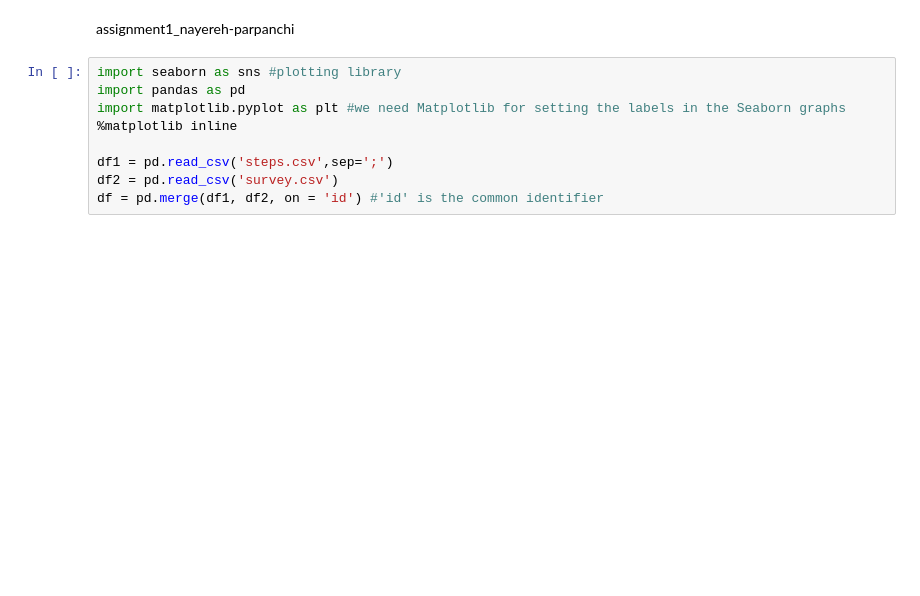
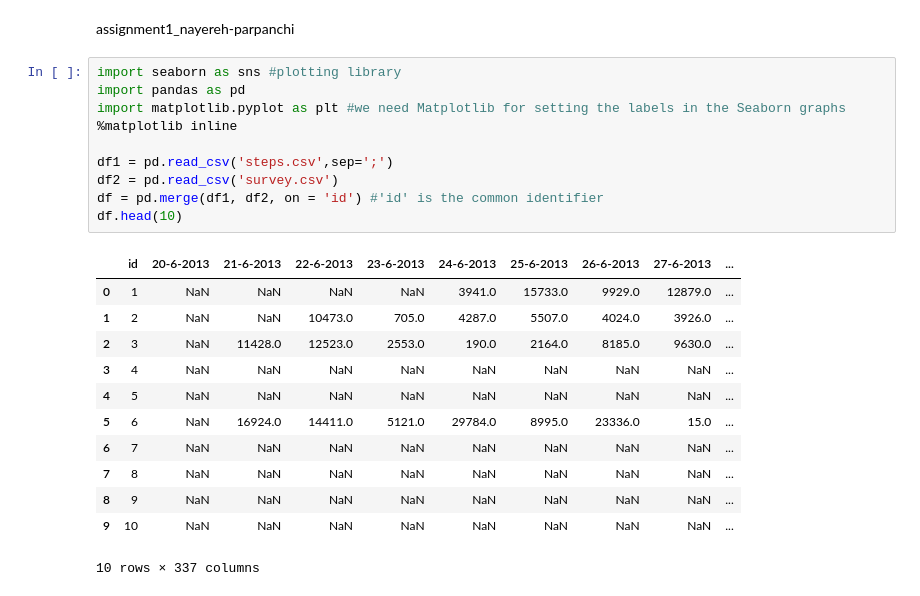
Before and after one commit to minaparpanchi/ML, a Jupyter notebook: distribution.ipynb, the cells around one changed output. Saved outputs shown, nothing was run; the diff lists cells and outputs as text; blank space fills up the shorter version.

```diff
--- a/distribution.ipynb
+++ b/distribution.ipynb
@@ -3,10 +3,24 @@ assignment1_nayereh-parpanchi
 # %%
 import seaborn as sns #plotting library
 import pandas as pd
 import matplotlib.pyplot as plt #we need Matplotlib for setting the labels in the Seaborn graphs
 %matplotlib inline
 
 df1 = pd.read_csv('steps.csv',sep=';')
 df2 = pd.read_csv('survey.csv')
 df = pd.merge(df1, df2, on = 'id') #'id' is the common identifier
+df.head(10)
+# %% [output]
+|  | id | 20-6-2013 | 21-6-2013 | 22-6-2013 | 23-6-2013 | 24-6-2013 | 25-6-2013 | 26-6-2013 | 27-6-2013 | ... |
+| 0 | 1 | NaN | NaN | NaN | NaN | 3941.0 | 15733.0 | 9929.0 | 12879.0 | ... |
+| 1 | 2 | NaN | NaN | 10473.0 | 705.0 | 4287.0 | 5507.0 | 4024.0 | 3926.0 | ... |
+| 2 | 3 | NaN | 11428.0 | 12523.0 | 2553.0 | 190.0 | 2164.0 | 8185.0 | 9630.0 | ... |
+| 3 | 4 | NaN | NaN | NaN | NaN | NaN | NaN | NaN | NaN | ... |
+| 4 | 5 | NaN | NaN | NaN | NaN | NaN | NaN | NaN | NaN | ... |
+| 5 | 6 | NaN | 16924.0 | 14411.0 | 5121.0 | 29784.0 | 8995.0 | 23336.0 | 15.0 | ... |
+| 6 | 7 | NaN | NaN | NaN | NaN | NaN | NaN | NaN | NaN | ... |
+| 7 | 8 | NaN | NaN | NaN | NaN | NaN | NaN | NaN | NaN | ... |
+| 8 | 9 | NaN | NaN | NaN | NaN | NaN | NaN | NaN | NaN | ... |
+| 9 | 10 | NaN | NaN | NaN | NaN | NaN | NaN | NaN | NaN | ... |
+10 rows × 337 columns
 # %%
```
Also changed, not shown: parts of 4 cells of this notebook.
